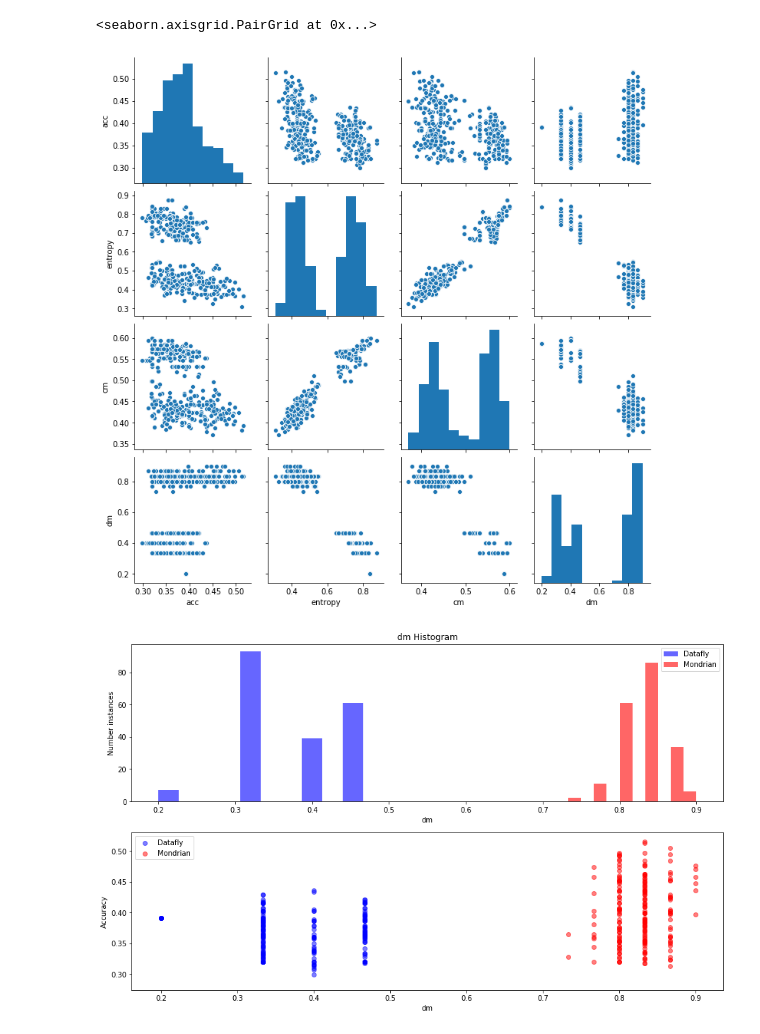
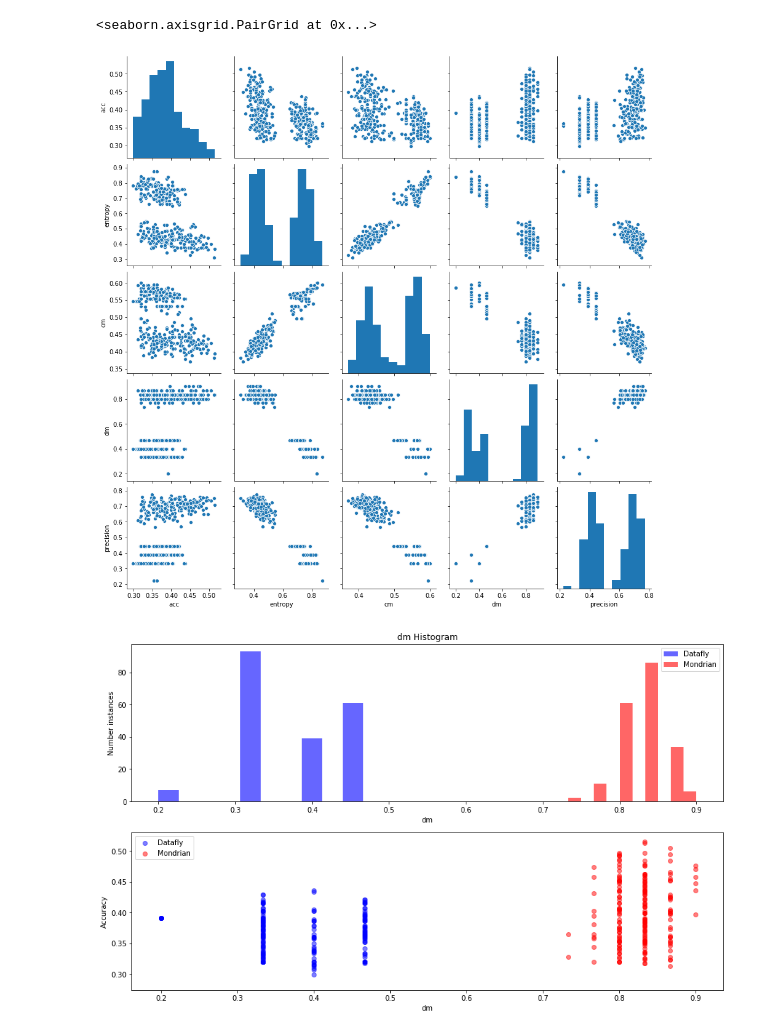
Before and after one commit to Deeep12345/Entropy_utility_measure, a Jupyter notebook: code/results/birth_randoms/analysis.ipynb, the cells around one changed output. Drawn from its saved outputs; the diff is of its cells as text; code cells hidden in the pictures.

Commit message:
implemented more metrics and removes pyc files from fgit

```diff
--- a/code/results/birth_randoms/analysis.ipynb
+++ b/code/results/birth_randoms/analysis.ipynb
@@ -5,5 +7,8 @@ import numpy as np
 import matplotlib.pyplot as plt
 import seaborn as sb
 # %%
-results = pd.read_csv("metrics.csv")
+results = pd.read_csv("metrics.csv").drop("Unnamed: 0", axis=1)
 results.set_index(["algo", "no"])
+
+dataf = results[results["algo"] == "datafly"]
+mondr = results[results["algo"] == "mondrian"]
@@ -25,8 +15,8 @@ results.set_index(["algo", "no"])
 # %%
-sb.pairplot(results[["acc", "entropy", "cm", "dm"]])
+sb.pairplot(results[["acc", "entropy", "cm", "dm", "precision"]])
 # %% [output]
 <seaborn.axisgrid.PairGrid at 0x...>
-[figure, old version]
+[figure, new version]
 # %%
 def plot_metric(metric):
     fig, (ax1, ax2)= plt.subplots(2,1, figsize=(15,9))
```
Also changed, not shown: parts of 24 cells of this notebook, 8 other files.
